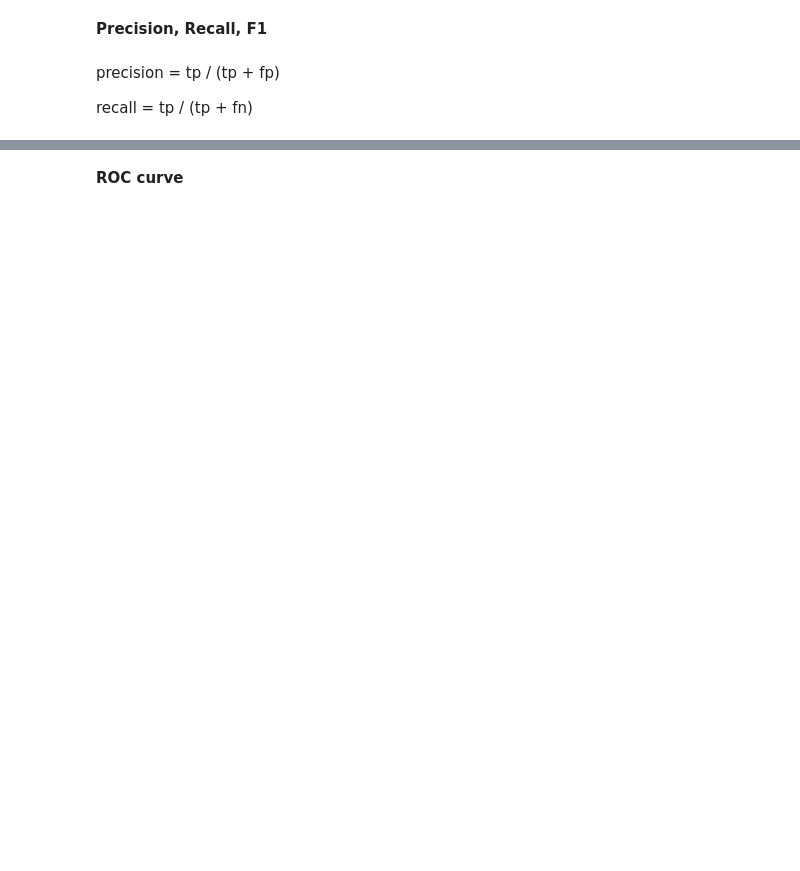
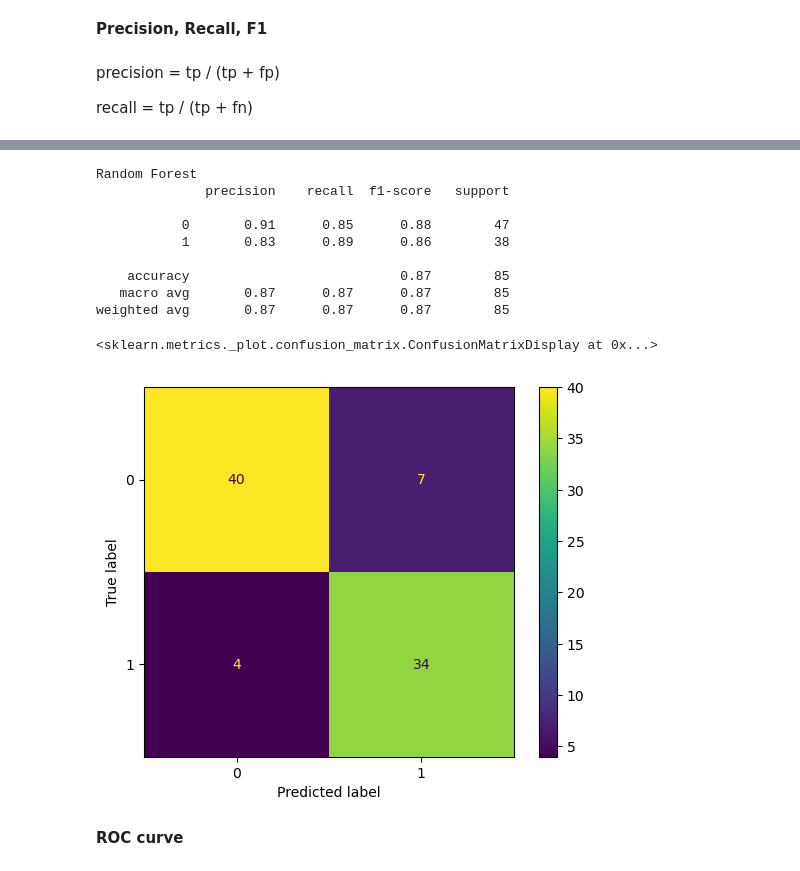
Before and after one commit to ayebaishmo/model_ml_problems, a Jupyter notebook: module1-define-ml-problems/DS_231_guided_project.ipynb, the cells around one changed output, grey strips where cells are left out. Saved outputs shown, nothing was run; the diff lists cells and outputs as text; code cells hidden in the pictures; blank space fills up the shorter version.

```diff
--- a/module1-define-ml-problems/DS_231_guided_project.ipynb
+++ b/module1-define-ml-problems/DS_231_guided_project.ipynb
@@ -157,6 +212,18 @@ plot_confusion_matrix(..., ..., ...)
 # %%
 print('Random Forest')
-print(classification_report(..., ...))
-plot_confusion_matrix(..., ..., ...)
+print(classification_report(y_val, model_rf.predict(X_val)))
+plot_confusion_matrix(model_rf, X_val, y_val)
+# %% [output]
+Random Forest
+              precision    recall  f1-score   support
+
+           0       0.91      0.85      0.88        47
+           1       0.83      0.89      0.86        38
+
+    accuracy                           0.87        85
+   macro avg       0.87      0.87      0.87        85
+weighted avg       0.87      0.87      0.87        85
+<sklearn.metrics._plot.confusion_matrix.ConfusionMatrixDisplay at 0x...>
+[figure, added]
 # %% [markdown]
 **ROC curve**
```
Also changed, not shown: parts of 21 cells of this notebook.
